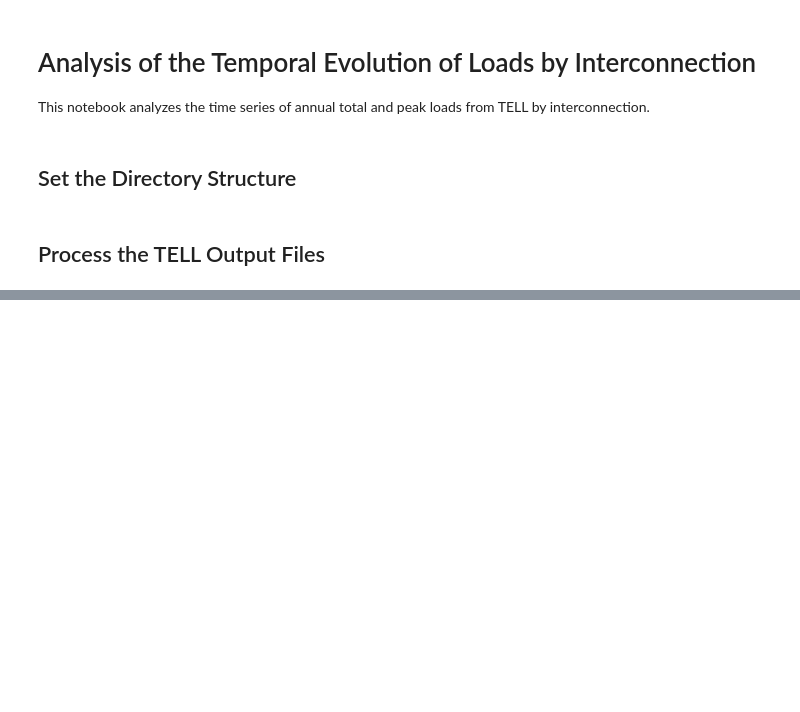
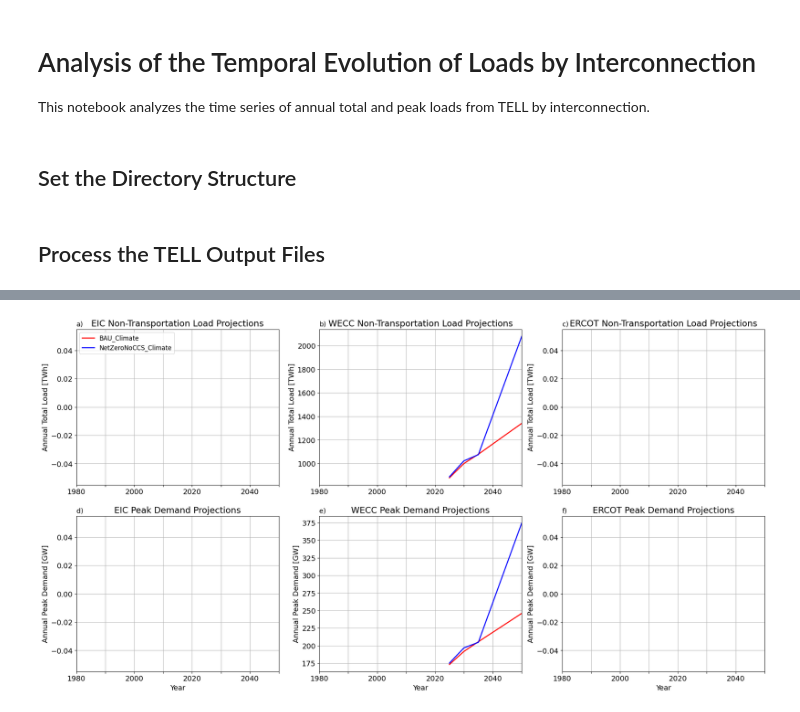
Before and after one commit to GODEEEP/load_analysis, a Jupyter notebook: notebooks/interconnection_time_series_analysis.ipynb, the cells around one changed output, grey strips where cells are left out. Cells and saved outputs as stored; diff of their text form; code cells hidden in the pictures; blank space fills up the shorter version.

Commit message:
Added IM3 comparison plot

```diff
--- a/notebooks/interconnection_time_series_analysis.ipynb
+++ b/notebooks/interconnection_time_series_analysis.ipynb
@@ -13,7 +13,7 @@ import matplotlib.pyplot as plt
 ## Set the Directory Structure
 # %%
 # Identify the top-level directory and the subdirectory where the data will be stored:
-load_data_input_dir =  '/Users/burl878/Documents/IMMM/GODEEP/Data/TELL/Production_Runs/tell_data/'
+load_data_input_dir =  '/Users/burl878/Documents/GODEEEP/Data/Merged_BA_Loads/'
 data_output_dir =  '/Users/burl878/Documents/Code/code_repos/load_analysis/data/'
 image_output_dir =  '/Users/burl878/Documents/Code/code_repos/load_analysis/figures/'
 # %% [markdown]
@@ -23,0 +44,5 @@ ba_mapping = pd.read_csv(data_output_dir + 'BA_to_Interconnection_Mapping.csv')
+# %%
+years_to_process = [2025, 2030, 2035, 2050]
+
+for i in years_to_process:
+    print(i)
@@ -293,5 +213,7 @@ def plot_interconnection_load_time_series(data_input_dir: str, image_output_dir:
 # %%
 plot_interconnection_load_time_series(data_input_dir = data_output_dir,
                                       image_output_dir = image_output_dir,
                                       image_resolution = 300,
-                                      save_images = True)
+                                      save_images = False)
+# %% [output]
+[figure, added]
```
Also changed, not shown: parts of 4 cells of this notebook, 2 other files.
